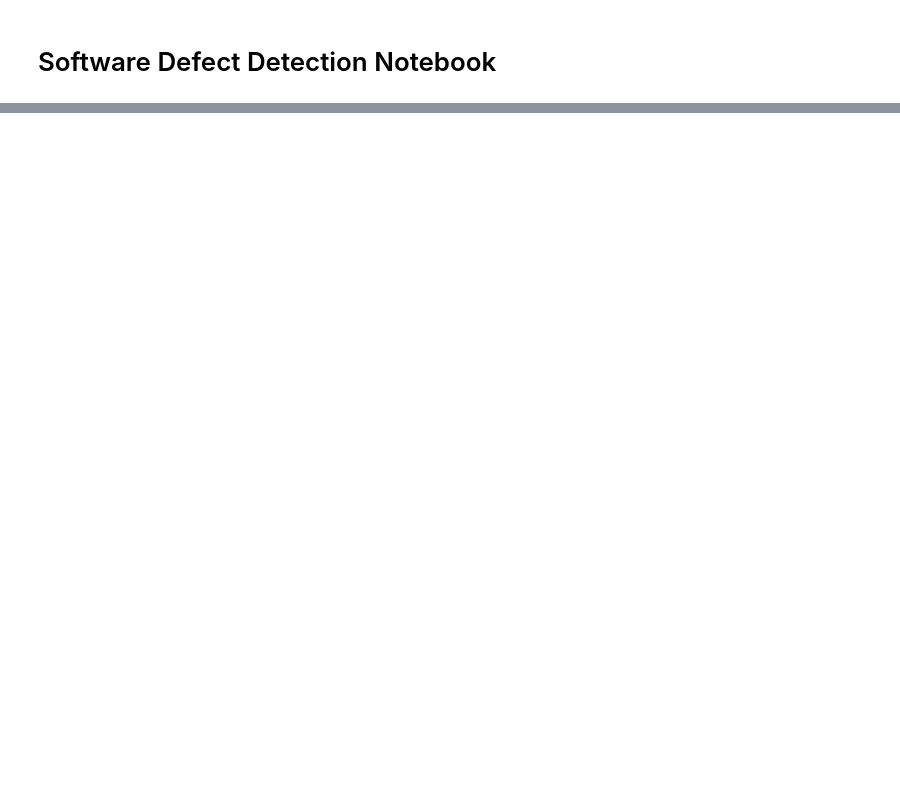
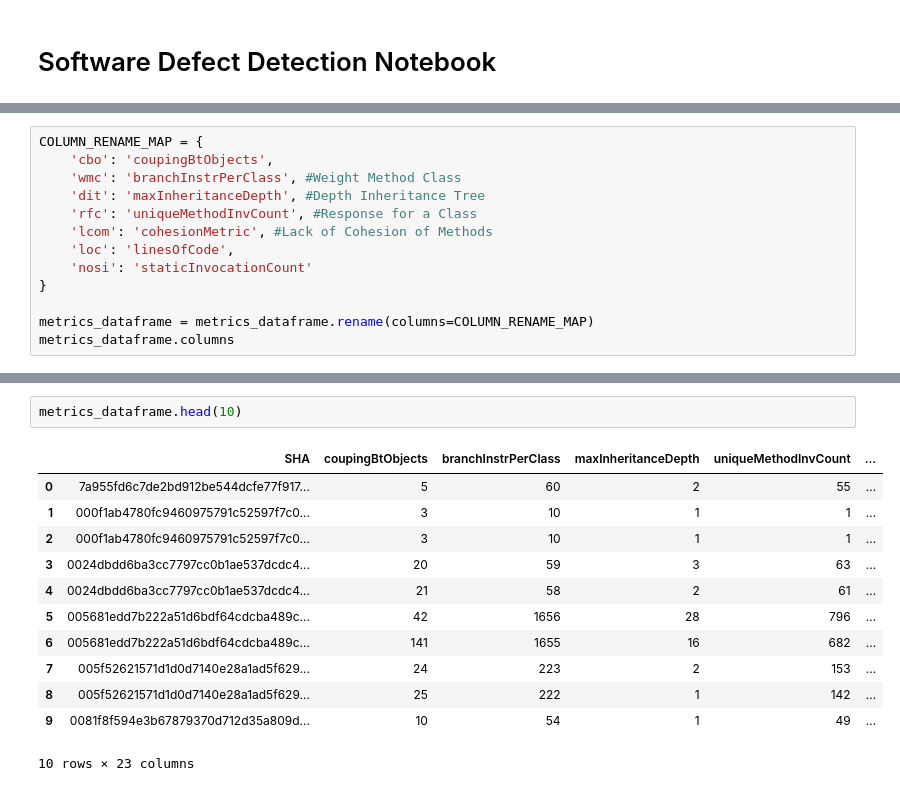
Before and after one commit to Snakekill88/AI_Tools_Final_Project, a Jupyter notebook: AI_Tools_Final_Project.ipynb, the cells around one changed output, grey strips where cells are left out. Saved outputs shown, nothing was run; the diff lists cells and outputs as text; blank space fills up the shorter version.

```diff
--- a/AI_Tools_Final_Project.ipynb
+++ b/AI_Tools_Final_Project.ipynb
@@ -38,0 +167,13 @@ Name: count, dtype: int64
+# %%
+COLUMN_RENAME_MAP = {
+    'cbo': 'coupingBtObjects',
+    'wmc': 'branchInstrPerClass', #Weight Method Class
+    'dit': 'maxInheritanceDepth', #Depth Inheritance Tree
+    'rfc': 'uniqueMethodInvCount', #Response for a Class
+    'lcom': 'cohesionMetric', #Lack of Cohesion of Methods
+    'loc': 'linesOfCode',
+    'nosi': 'staticInvocationCount'
+}
+
+metrics_dataframe = metrics_dataframe.rename(columns=COLUMN_RENAME_MAP)
+metrics_dataframe.columns
@@ -38,0 +189,15 @@ Name: count, dtype: int64
+# %%
+metrics_dataframe.head(10)
+# %% [output]
+|  | SHA | coupingBtObjects | branchInstrPerClass | maxInheritanceDepth | uniqueMethodInvCount | ... |
+| 0 | 7a955fd6c7de2bd912be544dcfe77f917... | 5 | 60 | 2 | 55 | ... |
+| 1 | 000f1ab4780fc9460975791c52597f7c0... | 3 | 10 | 1 | 1 | ... |
+| 2 | 000f1ab4780fc9460975791c52597f7c0... | 3 | 10 | 1 | 1 | ... |
+| 3 | 0024dbdd6ba3cc7797cc0b1ae537dcdc4... | 20 | 59 | 3 | 63 | ... |
+| 4 | 0024dbdd6ba3cc7797cc0b1ae537dcdc4... | 21 | 58 | 2 | 61 | ... |
+| 5 | 005681edd7b222a51d6bdf64cdcba489c... | 42 | 1656 | 28 | 796 | ... |
+| 6 | 005681edd7b222a51d6bdf64cdcba489c... | 141 | 1655 | 16 | 682 | ... |
+| 7 | 005f52621571d1d0d7140e28a1ad5f629... | 24 | 223 | 2 | 153 | ... |
+| 8 | 005f52621571d1d0d7140e28a1ad5f629... | 25 | 222 | 1 | 142 | ... |
+| 9 | 0081f8f594e3b67879370d712d35a809d... | 10 | 54 | 1 | 49 | ... |
+10 rows × 23 columns
```
Also changed, not shown: parts of 19 cells of this notebook, 1 other file.
